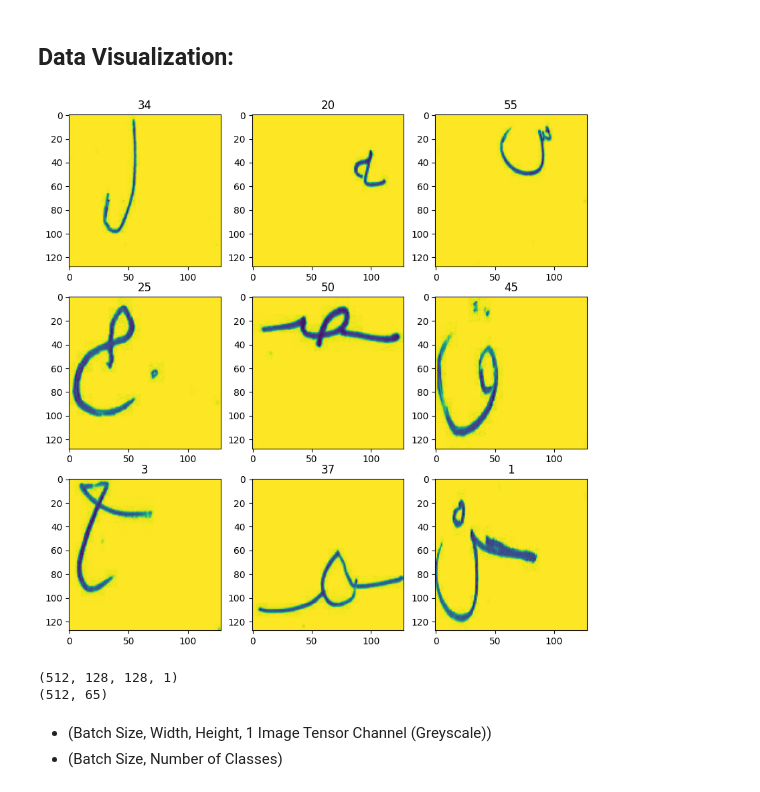
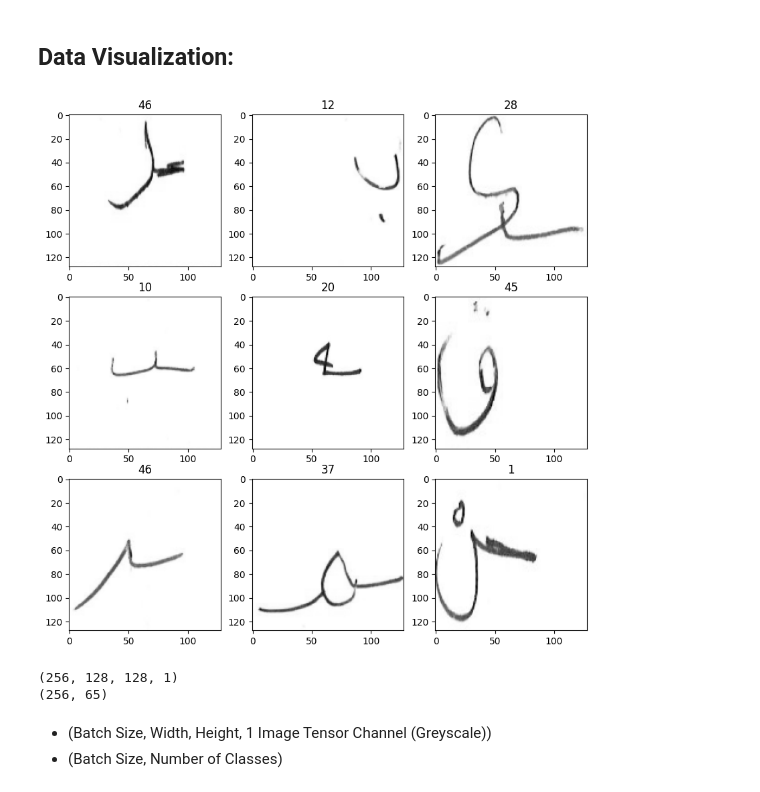
Before and after one commit to 37743/37743, a Jupyter notebook: nn-arabic-handwriting-320210207.ipynb, the cells around one changed output. Cells and saved outputs as stored; diff of their text form; code cells hidden in the pictures.

```diff
--- a/nn-arabic-handwriting-320210207.ipynb
+++ b/nn-arabic-handwriting-320210207.ipynb
@@ -53,7 +55,7 @@ datasets = ['/kaggle/input/arabic-letters-classification/Final_Arabic_Alpha_data
             '/kaggle/input/arabic-letters-classification/Final_Arabic_Alpha_dataset/Final_Arabic_Alpha_dataset/test']
 NUM_CLASS = 65
 IMAGE_SIZE = (128, 128)
-BATCH_SIZE = 512
+BATCH_SIZE = 256
 SEED = 43
 LABEL_NAMES = [i for i in range(NUM_CLASS)]
 # %% [markdown]
@@ -98,21 +100,21 @@ Using 8511 files for validation.
 # %%
 class_names = train_images.class_names
 plt.figure(figsize=(10, 10))
 for images, labels in train_images.take(1): # Takes a batch and shows the first 9 images
     for i in range(9):
         ax = plt.subplot(3, 3, i + 1)
-        plt.imshow(images[i].numpy().astype("uint8"))
+        plt.imshow(images[i].numpy().astype("uint8"), cmap=plt.cm.Greys_r)
         plt.title(class_names[np.where(np.array(labels[i])==1)[0][0]])
 # %% [output]
-[figure, old version]
+[figure, new version]
 # %%
 for images, labels in train_images:
     print(images.shape)
     print(labels.shape)
     break
 # %% [output]
-(512, 128, 128, 1)
-(512, 65)
+(256, 128, 128, 1)
+(256, 65)
 # %% [markdown]
 - (Batch Size, Width, Height, 1 Image Tensor Channel (Greyscale))
 - (Batch Size, Number of Classes)
```
Also changed, not shown: parts of 20 cells of this notebook.
